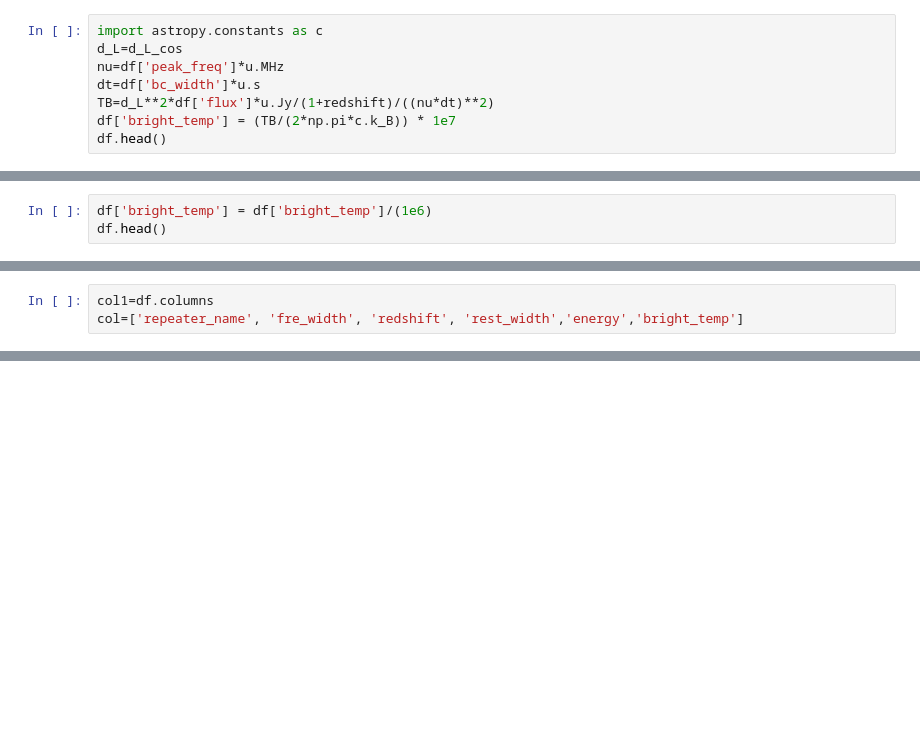
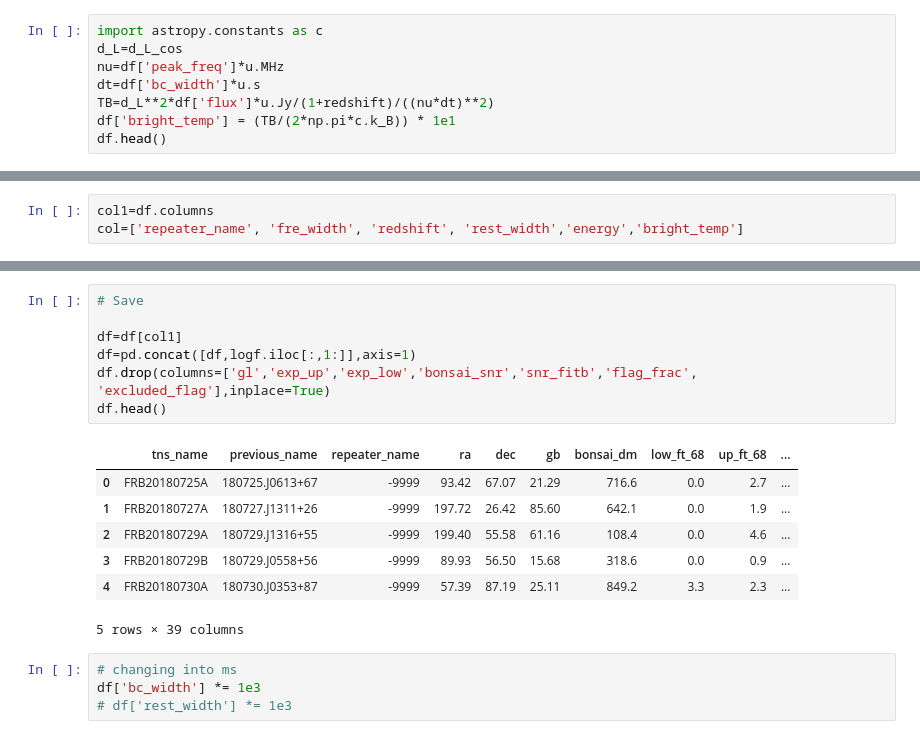
Before and after one commit to cheeku-21/FRBs-Classification, a Jupyter notebook: src/code/features.ipynb, the cells around one changed output, grey strips where cells are left out. Cells and saved outputs as stored; diff of their text form; blank space fills up the shorter version.

```diff
--- a/src/code/features.ipynb
+++ b/src/code/features.ipynb
@@ -141,7 +139,7 @@ d_L=d_L_cos
 nu=df['peak_freq']*u.MHz
 dt=df['bc_width']*u.s
 TB=d_L**2*df['flux']*u.Jy/(1+redshift)/((nu*dt)**2)
-df['bright_temp'] = (TB/(2*np.pi*c.k_B)) * 1e7
+df['bright_temp'] = (TB/(2*np.pi*c.k_B)) * 1e1
 df.head()
 # %% [output]
 |  | tns_name | previous_name | repeater_name | ra | dec | gl | gb | exp_up | exp_low | ... |
@@ -151,6 +149,3 @@ df.head()
 | 3 | FRB20180729B | 180729.J0558+56 | -9999 | 89.93 | 56.50 | 156.90 | 15.68 | 21.0 | -9999.0 | ... |
 | 4 | FRB20180730A | 180730.J0353+87 | -9999 | 57.39 | 87.19 | 125.11 | 25.11 | 270.0 | 214.0 | ... |
 5 rows × 41 columns
-# %%
-df['bright_temp'] = df['bright_temp']/(1e6)
-df.head()
@@ -174,0 +190,19 @@ col=['repeater_name', 'fre_width', 'redshift', 'rest_width','energy','bright_tem
+# %%
+# Save
+
+df=df[col1]
+df=pd.concat([df,logf.iloc[:,1:]],axis=1)
+df.drop(columns=['gl','exp_up','exp_low','bonsai_snr','snr_fitb','flag_frac', 'excluded_flag'],inplace=True)
+df.head()
+# %% [output]
+|  | tns_name | previous_name | repeater_name | ra | dec | gb | bonsai_dm | low_ft_68 | up_ft_68 | ... |
+| 0 | FRB20180725A | 180725.J0613+67 | -9999 | 93.42 | 67.07 | 21.29 | 716.6 | 0.0 | 2.7 | ... |
+| 1 | FRB20180727A | 180727.J1311+26 | -9999 | 197.72 | 26.42 | 85.60 | 642.1 | 0.0 | 1.9 | ... |
+| 2 | FRB20180729A | 180729.J1316+55 | -9999 | 199.40 | 55.58 | 61.16 | 108.4 | 0.0 | 4.6 | ... |
+| 3 | FRB20180729B | 180729.J0558+56 | -9999 | 89.93 | 56.50 | 15.68 | 318.6 | 0.0 | 0.9 | ... |
+| 4 | FRB20180730A | 180730.J0353+87 | -9999 | 57.39 | 87.19 | 25.11 | 849.2 | 3.3 | 2.3 | ... |
+5 rows × 39 columns
+# %%
+# changing into ms
+df['bc_width'] *= 1e3
+# df['rest_width'] *= 1e3
```
Also changed, not shown: parts of 6 cells of this notebook, 1 other file.
